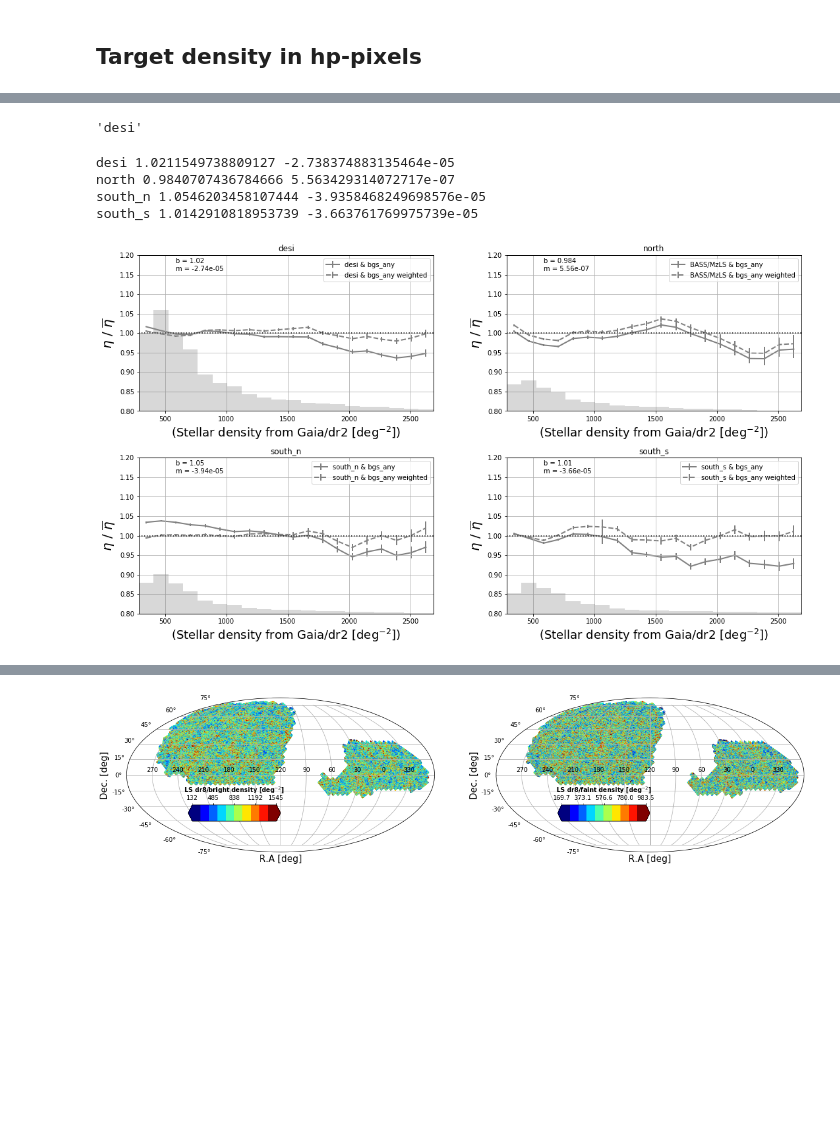
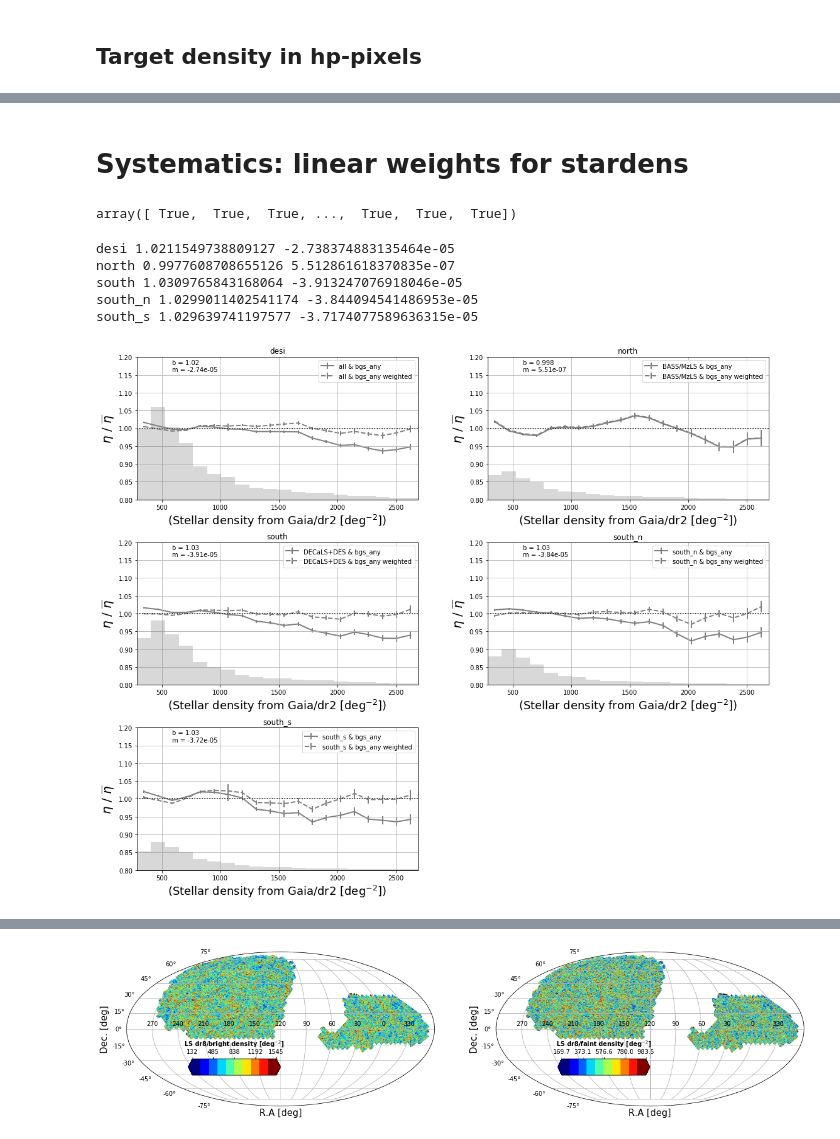
Before and after one commit to qmxp55/bgstargets, a Jupyter notebook: doc/getBGScat_with_weights.ipynb, the cells around one changed output, grey strips where cells are left out. Cells and saved outputs as stored; diff of their text form; code cells hidden in the pictures; blank space fills up the shorter version.

```diff
--- a/doc/getBGScat_with_weights.ipynb
+++ b/doc/getBGScat_with_weights.ipynb
@@ -148,38 +148,43 @@ from QA import mollweide, mycmap, plot_sysdens
 import matplotlib.pyplot as plt
 from matplotlib import gridspec
 import matplotlib
-# %%
-reg
-# %% [output]
-'desi'
+# %% [markdown]
+# Systematics: linear weights for stardens
+# %%
+hpdict['isdesi']
+# %% [output]
+array([ True,  True,  True, ...,  True,  True,  True])
 # %%
 # get b and m coefficients for stellar density weights
-fig    = plt.figure(figsize=(18,10))
-gs     = gridspec.GridSpec(2,2,hspace=0.30,wspace=0.25)
+fig    = plt.figure(figsize=(18,15))
+gs     = gridspec.GridSpec(3,2,hspace=0.30,wspace=0.25)
 
 isdesi     = (hpdict['isdesi']) & (hpdict['bgsfracarea']>0)
 namesel = 'bgs_any'
 syst='stardens'
 ws = {}
 
-for num, key in enumerate(['desi', 'north', 'south_n', 'south_s']):
+for num, key in enumerate(['desi', 'north', 'south', 'south_n', 'south_s']):
 
 #fig    = plt.figure(figsize=(9,5))
 #gs     = gridspec.GridSpec(1,1,hspace=0.30,wspace=0.25)
+    if key == 'desi': reg_ = 'all'
+    else: reg_ = key
 
-    b0, m0 = plot_sysdens(hpdicttmp=hpdict, namesels=[namesel], regs=[key], syst=syst, mainreg=isdesi, xlim=None, n=num, nx=20,
-             clip=True, denslims=False, ylab=True, weights=True, fig=fig, gs=gs, label=True, title=key)
+    b0, m0 = plot_sysdens(hpdicttmp=hpdict, namesels=[namesel], regs=[reg_], syst=syst, mainreg=isdesi, xlim=None, n=num, nx=20,
+             clip=True, denslims=False, ylab=True, weights=True, fig=fig, gs=gs, label=True, title=key, overbyreg=True)
 
     print(key, b0, m0)
     ws[key] = 1./((m0)*hpdict['stardens'] + b0)
 
 fig.savefig('syst_w_weights_%s_%s_%s_%s.png' %(syst, dr, reg, namesel), bbox_inches = 'tight', pad_inches = 0)
 # %% [output]
 desi 1.0211549738809127 -2.738374883135464e-05
-north 0.9840707436784666 5.563429314072717e-07
-south_n 1.0546203458107444 -3.9358468249698576e-05
-south_s 1.0142910818953739 -3.663761769975739e-05
+north 0.9977608708655126 5.512861618370835e-07
+south 1.0309765843168064 -3.913247076918046e-05
+south_n 1.0299011402541174 -3.844094541486953e-05
+south_s 1.029639741197577 -3.7174077589636315e-05
-[figure, old version]
+[figure, new version]
 # %%
 systs      = ['stardens','ebv','psfsize_g', 'psfsize_r', 'psfsize_z','galdepth_g', 'galdepth_r', 'galdepth_z']
 
```
Also changed, not shown: parts of 36 cells of this notebook, 6 other files.
